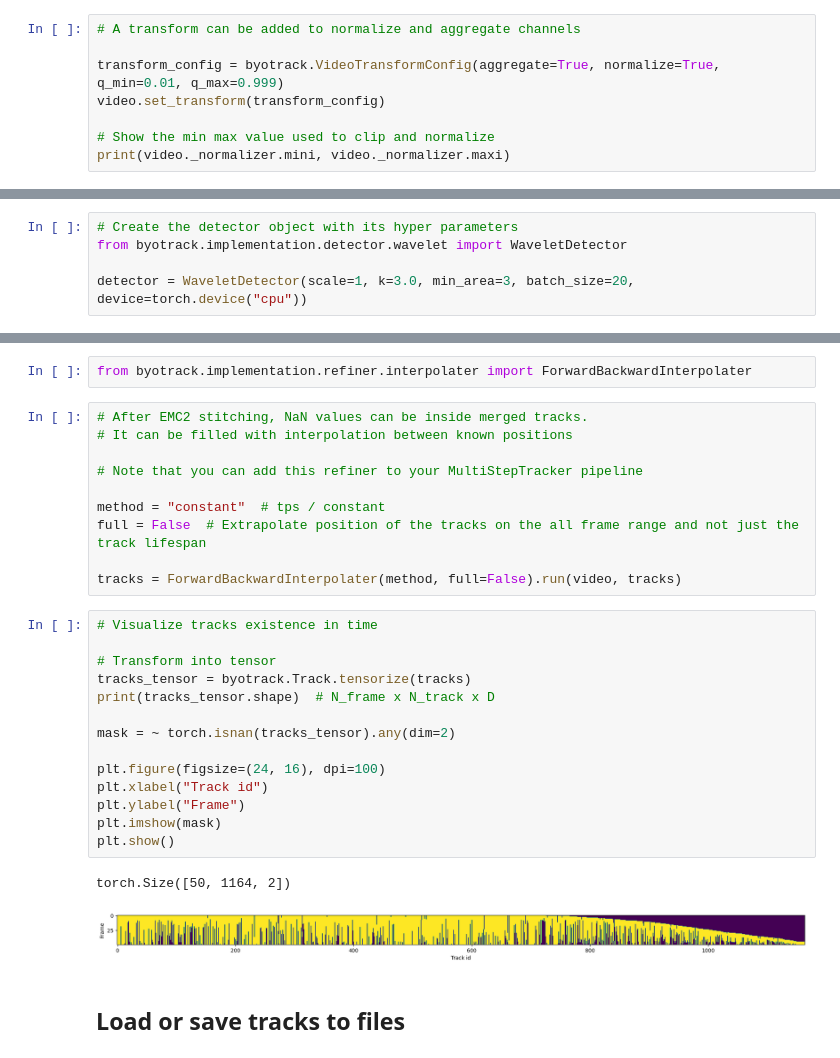
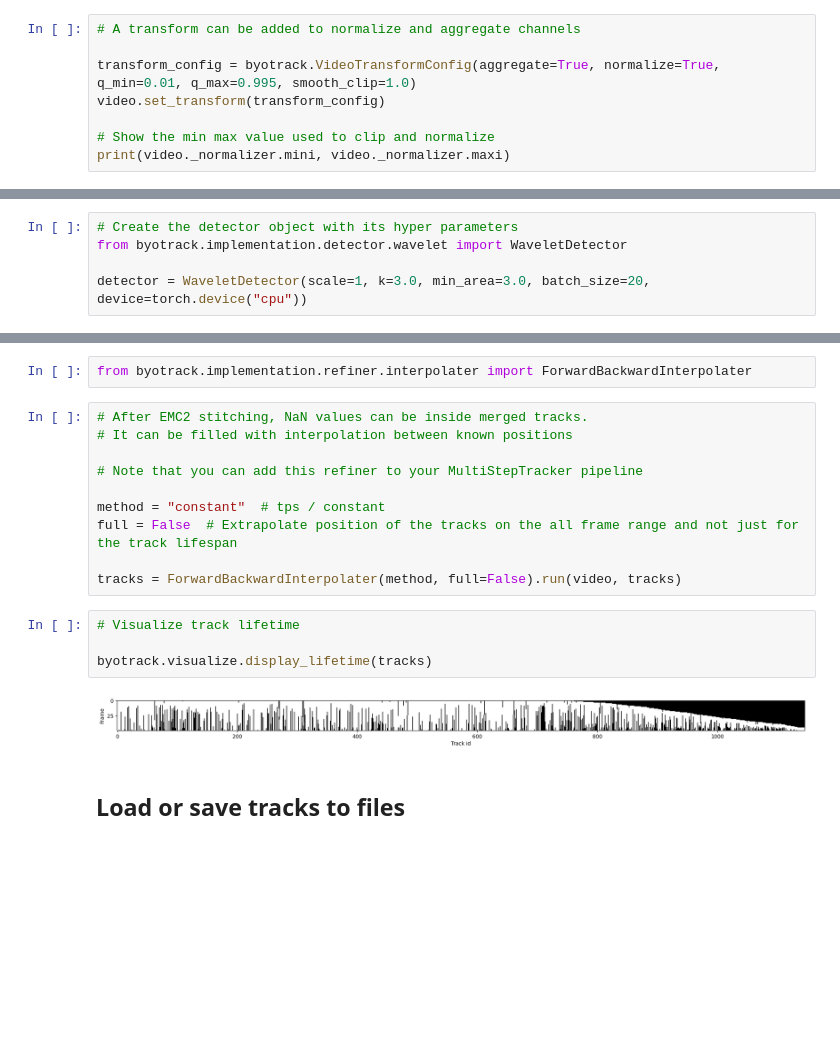
Before and after one commit to raphaelreme/byotrack, a Jupyter notebook: docs/source/run_examples/ByoTrack fundamental.ipynb, the cells around one changed output, grey strips where cells are left out. Drawn from its saved outputs; the diff is of its cells as text; blank space fills up the shorter version.

Commit message:
Update documentation with visualization

```diff
--- a/docs/source/run_examples/ByoTrack fundamental.ipynb
+++ b/docs/source/run_examples/ByoTrack fundamental.ipynb
@@ -26,7 +27,7 @@ fps = 20
 # %%
 # A transform can be added to normalize and aggregate channels
 
-transform_config = byotrack.VideoTransformConfig(aggregate=True, normalize=True, q_min=0.01, q_max=0.999)
+transform_config = byotrack.VideoTransformConfig(aggregate=True, normalize=True, q_min=0.01, q_max=0.995, smooth_clip=1.0)
 video.set_transform(transform_config)
 
 # Show the min max value used to clip and normalize
@@ -67,7 +53,7 @@ cv2.destroyAllWindows()
 # Create the detector object with its hyper parameters
 from byotrack.implementation.detector.wavelet import WaveletDetector
 
-detector = WaveletDetector(scale=1, k=3.0, min_area=3, batch_size=20, device=torch.device("cpu"))
+detector = WaveletDetector(scale=1, k=3.0, min_area=3.0, batch_size=20, device=torch.device("cpu"))
 # %%
 # Run the detection process on the current video
 
@@ -488,26 +306,15 @@ from byotrack.implementation.refiner.interpolater import ForwardBackwardInterpol
 # Note that you can add this refiner to your MultiStepTracker pipeline
 
 method = "constant"  # tps / constant
-full = False  # Extrapolate position of the tracks on the all frame range and not just the track lifespan
+full = False  # Extrapolate position of the tracks on the all frame range and not just for the track lifespan
 
 tracks = ForwardBackwardInterpolater(method, full=False).run(video, tracks)
 # %%
-# Visualize tracks existence in time
+# Visualize track lifetime
 
-# Transform into tensor
-tracks_tensor = byotrack.Track.tensorize(tracks)
-print(tracks_tensor.shape)  # N_frame x N_track x D
-
-mask = ~ torch.isnan(tracks_tensor).any(dim=2)
-
-plt.figure(figsize=(24, 16), dpi=100)
-plt.xlabel("Track id")
-plt.ylabel("Frame")
-plt.imshow(mask)
-plt.show()
+byotrack.visualize.display_lifetime(tracks)
 # %% [output]
-torch.Size([50, 1164, 2])
-[figure, old version]
+[figure, new version]
 # %% [markdown]
 ## Load or save tracks to files
 # %%
```
Also changed, not shown: parts of 17 cells of this notebook, 4 other files.
